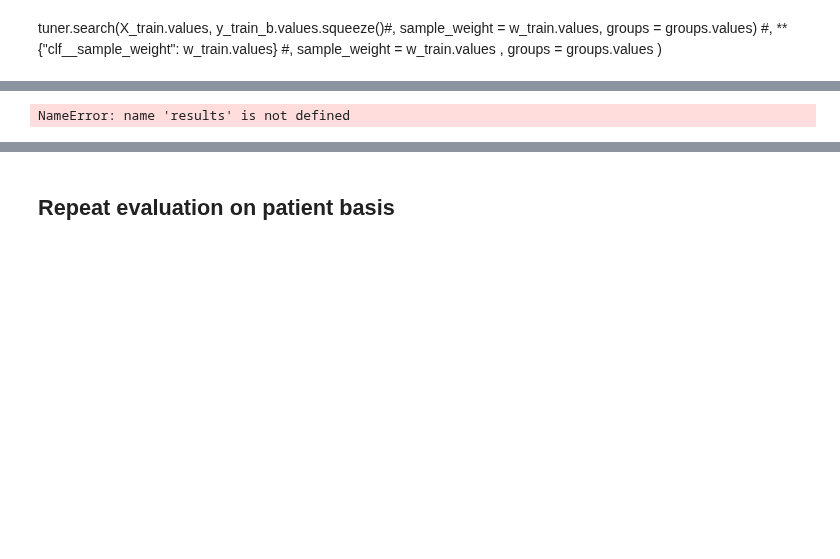
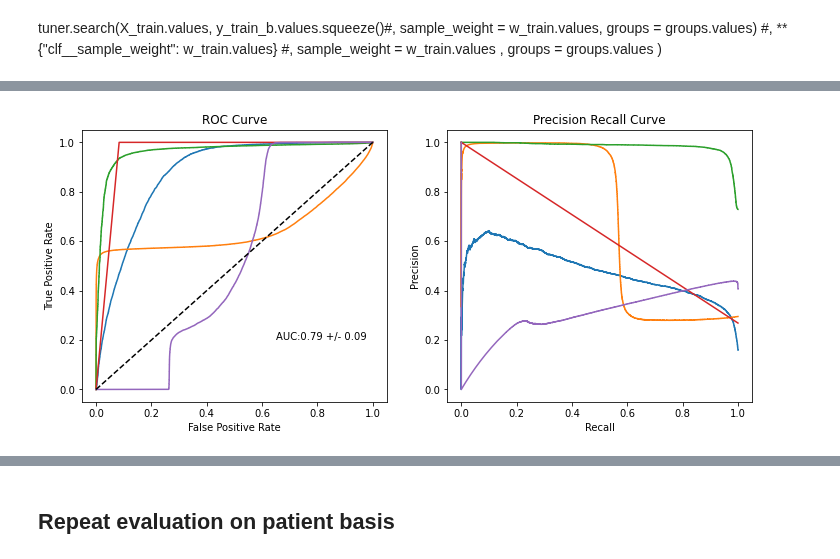
Before and after one commit to c-whitley/PHD, a Jupyter notebook: Prognosis.ipynb, the cells around one changed output, grey strips where cells are left out. Cells and saved outputs as stored; diff of their text form; code cells hidden in the pictures; blank space fills up the shorter version.

```diff
--- a/Prognosis.ipynb
+++ b/Prognosis.ipynb
@@ -1092,29 +1105,29 @@ SyntaxError: invalid syntax (<ipython-input-99-5da1c92c5b75>, line 13)
 # %%
 fig, (ax, ax2) = plt.subplots(ncols = 2, figsize = (12, 5))
 #fig.suptitle(y_Var)
 
 for _, row in results.iterrows():
 
     ax.plot(row["FPR_curve"], row["TPR_curve"])
 
 ax.plot([0,1],[0,1], c = "black", linestyle = '--')
 ax.set_xlabel('False Positive Rate')
 ax.set_ylabel('True Positive Rate')
 ax.set_title('ROC Curve')
 
-ax.text(0.65, 0.2, "AUC:{:.2f} +/- {:.2f}".format(results["AUC"].mean(), results["AUC"].std()))
+ax.text(0.65, 0.2, "AUC:{:.2f} +/- {:.2f}".format(results["AUC"].mean(), results["AUC"].std()/np.sqrt(results.shape[0])))
 
 for _, row in results.iterrows():
 
     ax2.plot(row["rec_curve"], row["prec_curve"])
 
 ax2.set_xlabel('Recall')
 ax2.set_ylabel('Precision')
 ax2.set_title('Precision Recall Curve');
 
 fig.savefig(os.path.join(file_place, "ROC_scores.png"), bbox_inches = 'tight')
 # %% [output]
-NameError: name 'results' is not defined
+[figure, added]
 # %%
 fig, ax = plt.subplots(ncols = 1)
 
```
Also changed, not shown: parts of 12 cells of this notebook.
